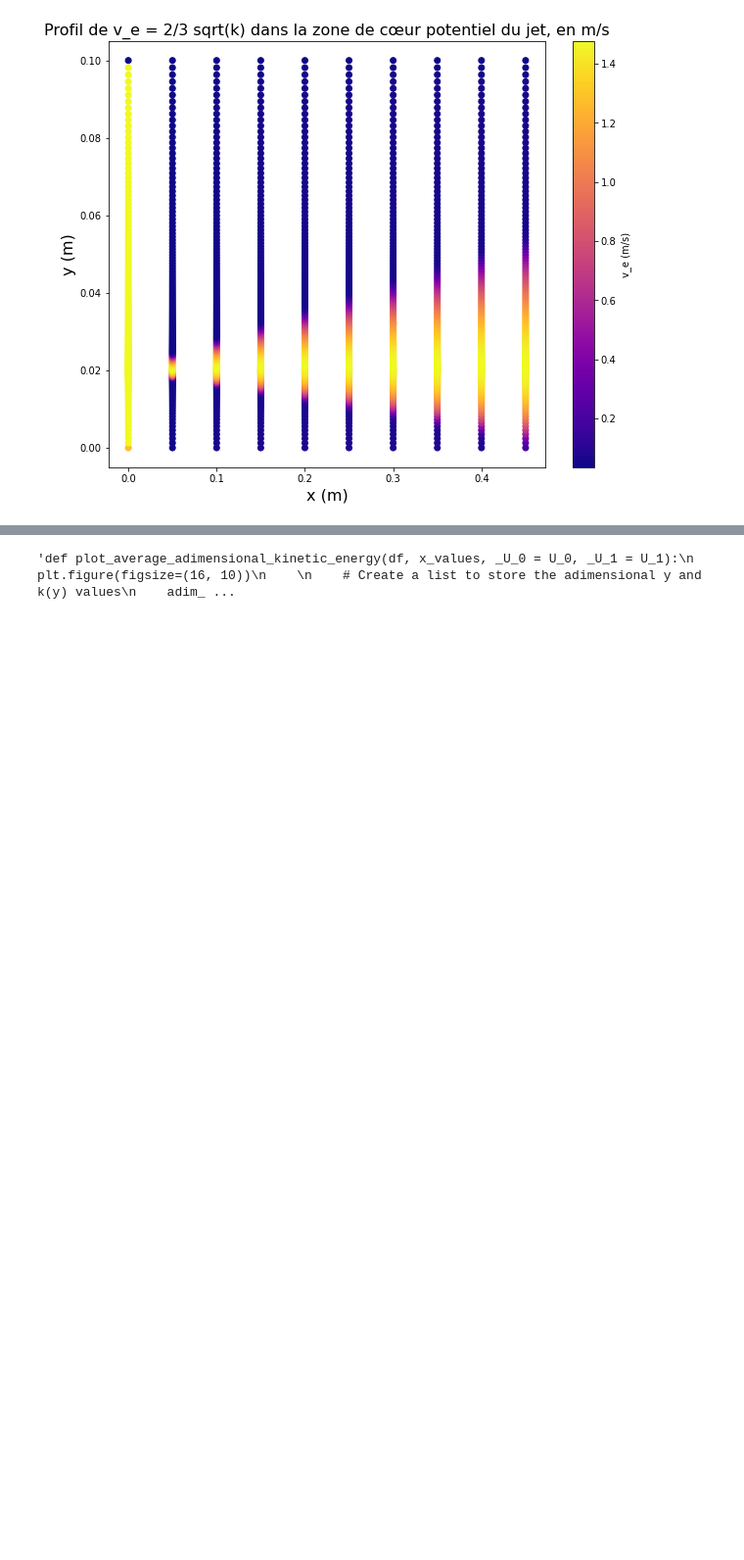
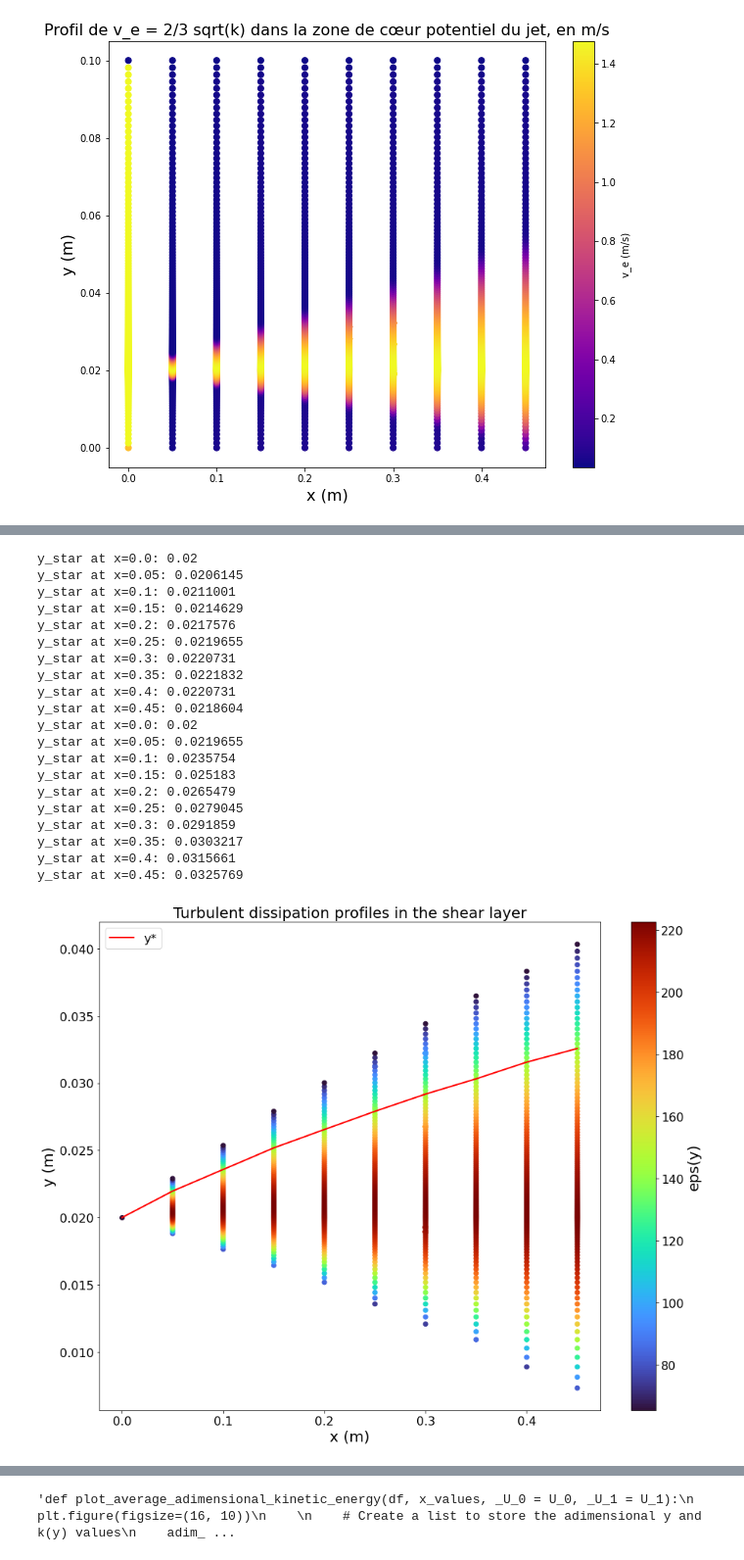
Before and after one commit to mboissiere/turbulence, a Jupyter notebook: main.ipynb, the cells around one changed output, grey strips where cells are left out. Shown at 98% size. Saved outputs shown, nothing was run; the diff lists cells and outputs as text; code cells hidden in the pictures; blank space fills up the shorter version.

```diff
--- a/main.ipynb
+++ b/main.ipynb
@@ -104,7 +104,7 @@ def compute_y_star(df, x, _U_0 = U_0, _U_1 = U_1):
     U_mid = (_U_0 + _U_1) / 2
 
     # Find the y value where U(y) is closest to U_mid
-    y_star = df_x.iloc[(df_x['u(y)'] - U_mid).abs().idxmin()]['y']
+    y_star = df_x.iloc[(df_x['u(y)'] - U_mid).abs().argmin()]['y']
 
     return y_star
 
@@ -548,0 +667,78 @@ Couche de cisaillement en 0.45 m : 0.00730695 m à 0.0403369 m
+# %%
+def plot_2d_turbulent_dissipation_shear_layer(df, x_values, _U_0 = U_0, delta_U = U_1 - U_0):
+    fig, ax = plt.subplots(figsize=(15, 12))  # Increase the size of the figure
+
+    # Use a standard colormap
+    color_map = cm.get_cmap('turbo')
+
+    # Compute eps values for all x_values and find the min and max
+    eps_values = []
+    y_star_values = []  # List to store y_star values
+    for x in x_values:
+        # Compute the shear layer limits for this x
+        _y_min, _y_max = compute_shear_layer_limit(df, x, _U_0, delta_U)
+
+        df_x = df[(df['x'] == x) & (df['y'] >= _y_min) & (df['y'] <= _y_max)].copy()
+
+        # Add eps values to the list
+        eps_values.extend(df_x['eps(y)'].tolist())
+
+        # Compute y_star for this x and add it to the list
+        y_star = compute_y_star(df, x, _U_0, delta_U)
+        print(f'y_star at x={x}: {y_star}')
+        y_star_values.append(y_star)
+
+        # Plot x vs y with a color from the colormap representing eps
+        sc = ax.scatter([x]*len(df_x), df_x['y'], c=df_x['eps(y)'], cmap=color_map)
+
+    # Plot y_star vs x
+    ax.plot(x_values, y_star_values, color='red', linewidth=2, label='y*')
+
+    ax.set_xlabel('x (m)', fontsize = 20)
+    ax.set_ylabel('y (m)', fontsize = 20)
+    ax.set_title('Turbulent dissipation profiles in the shear layer', fontsize = 20)
+
+    # Increase the size of the tick labels
+    ax.tick_params(axis='both', which='major', labelsize=16)
+
+    # Add a colorbar
+    cbar = fig.colorbar(sc, label='eps(y)')
+    cbar.set_label('eps(y)', size=20)  # Increase the size of the colorbar label
+
+    # Increase the size of the colorbar tick labels
+    cbar.ax.tick_params(labelsize=16)
+
+    # Add a legend
+    ax.legend(fontsize=16)
+
+    plt.show()
+
+#COMMENT CA Y ETOILE BOUGE ?????
+for x in x_values:
+    y_star = compute_y_star(data, x)
+    print(f"y_star at x={x}: {y_star}")
+# Test the function
+x_values_coeur = [x for x in x_values if x < 0.462163]
+plot_2d_turbulent_dissipation_shear_layer(data, x_values_coeur)
+# %% [output]
+y_star at x=0.0: 0.02
+y_star at x=0.05: 0.0206145
+y_star at x=0.1: 0.0211001
+y_star at x=0.15: 0.0214629
+y_star at x=0.2: 0.0217576
+y_star at x=0.25: 0.0219655
+y_star at x=0.3: 0.0220731
+y_star at x=0.35: 0.0221832
+y_star at x=0.4: 0.0220731
+y_star at x=0.45: 0.0218604
+y_star at x=0.0: 0.02
+y_star at x=0.05: 0.0219655
+y_star at x=0.1: 0.0235754
+y_star at x=0.15: 0.025183
+y_star at x=0.2: 0.0265479
+y_star at x=0.25: 0.0279045
+y_star at x=0.3: 0.0291859
+y_star at x=0.35: 0.0303217
+y_star at x=0.4: 0.0315661
+y_star at x=0.45: 0.0325769
+[figure, added]
```
Also changed, not shown: parts of 9 cells of this notebook.
